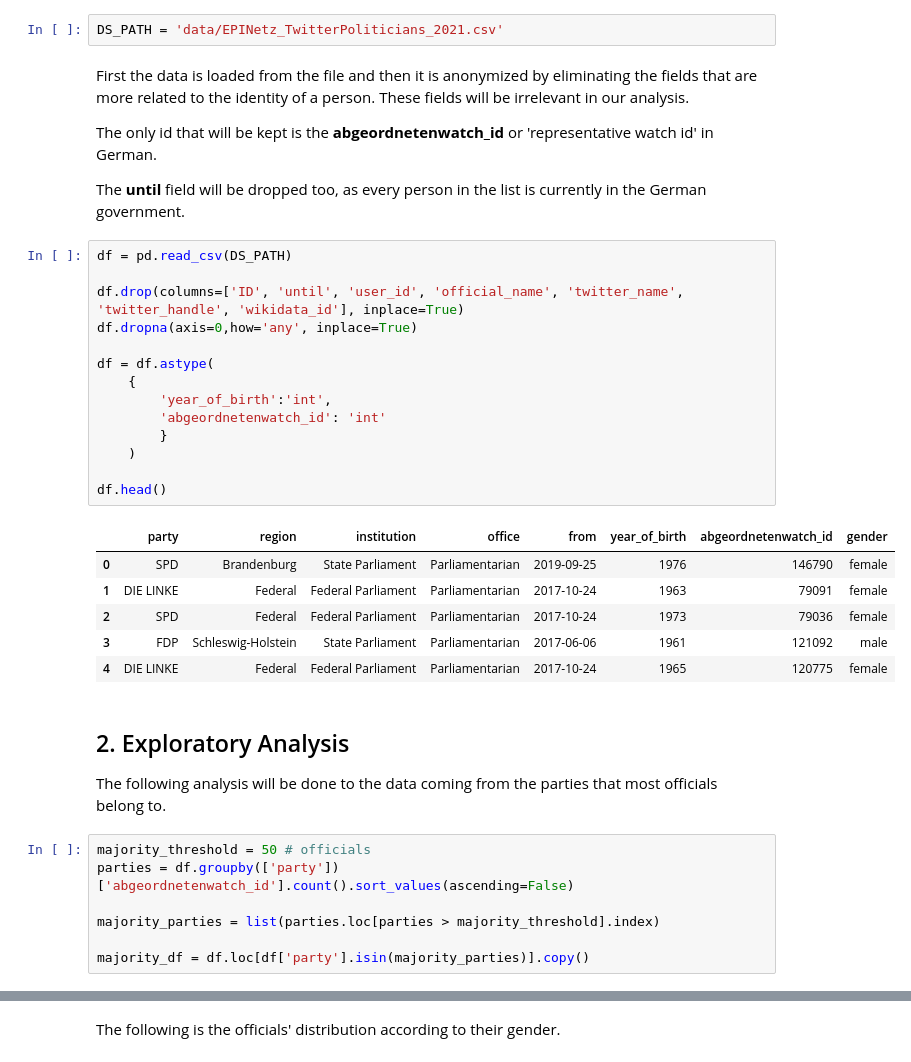
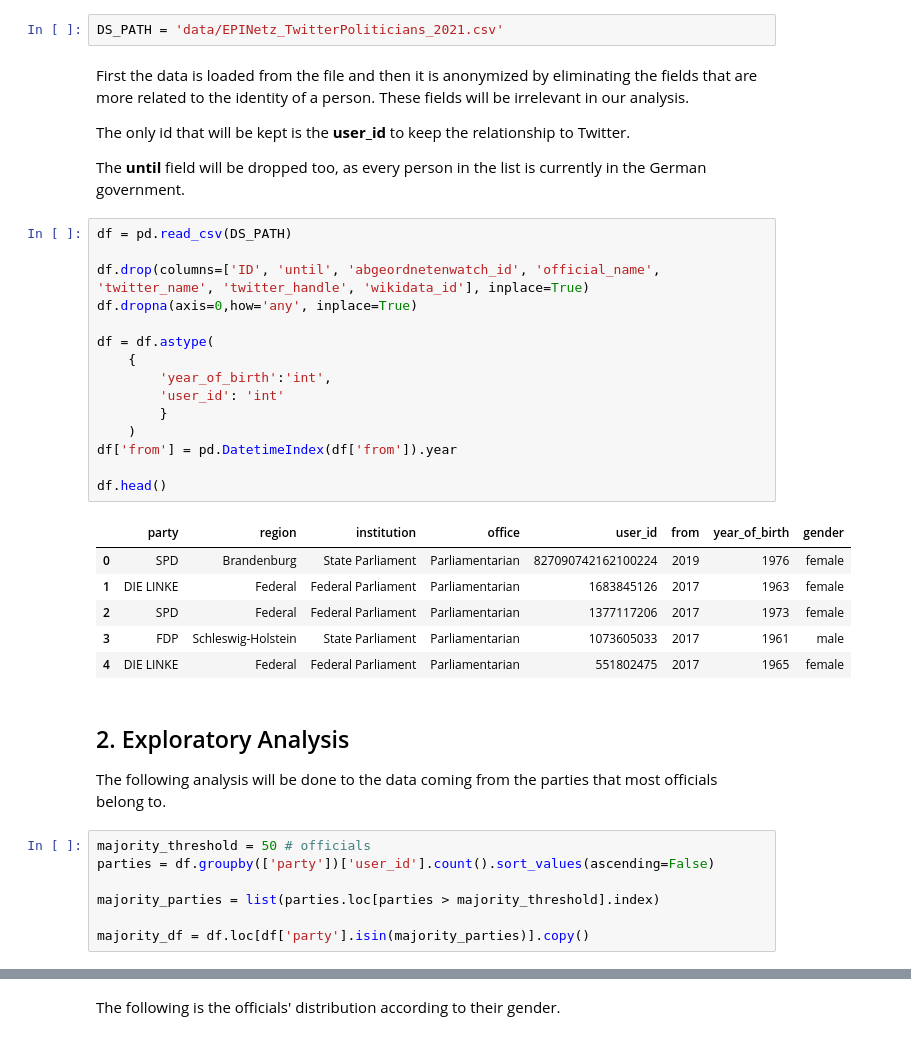
Before and after one commit to AlbertoRomanRamosRodriguez/proyecto-final-adpy, a Jupyter notebook: exploration.ipynb, the cells around one changed output, grey strips where cells are left out. Cells and saved outputs as stored; diff of their text form.

```diff
--- a/exploration.ipynb
+++ b/exploration.ipynb
@@ -21,37 +21,38 @@ DS_PATH = 'data/EPINetz_TwitterPoliticians_2021.csv'
 # %% [markdown]
 First the data is loaded from the file and then it is anonymized by eliminating the fields that are more related to the identity of a person. These fields will be irrelevant in our analysis.
 
-The only id that will be kept is the __abgeordnetenwatch_id__ or 'representative watch id' in German.
+The only id that will be kept is the __user_id__ to keep the relationship to Twitter.
 
 The __until__ field will be dropped too, as every person in the list is currently in the German government.
 # %%
 df = pd.read_csv(DS_PATH)
 
-df.drop(columns=['ID', 'until', 'user_id', 'official_name', 'twitter_name', 'twitter_handle', 'wikidata_id'], inplace=True)
+df.drop(columns=['ID', 'until', 'abgeordnetenwatch_id', 'official_name', 'twitter_name', 'twitter_handle', 'wikidata_id'], inplace=True)
 df.dropna(axis=0,how='any', inplace=True)
 
 df = df.astype(
     {
         'year_of_birth':'int',
-        'abgeordnetenwatch_id': 'int'
+        'user_id': 'int'
         }
     )
+df['from'] = pd.DatetimeIndex(df['from']).year
 
 df.head()
 # %% [output]
-|  | party | region | institution | office | from | year_of_birth | abgeordnetenwatch_id | gender |
-| 0 | SPD | Brandenburg | State Parliament | Parliamentarian | 2019-09-25 | 1976 | 146790 | female |
-| 1 | DIE LINKE | Federal | Federal Parliament | Parliamentarian | 2017-10-24 | 1963 | 79091 | female |
-| 2 | SPD | Federal | Federal Parliament | Parliamentarian | 2017-10-24 | 1973 | 79036 | female |
-| 3 | FDP | Schleswig-Holstein | State Parliament | Parliamentarian | 2017-06-06 | 1961 | 121092 | male |
-| 4 | DIE LINKE | Federal | Federal Parliament | Parliamentarian | 2017-10-24 | 1965 | 120775 | female |
+|  | party | region | institution | office | user_id | from | year_of_birth | gender |
+| 0 | SPD | Brandenburg | State Parliament | Parliamentarian | 827090742162100224 | 2019 | 1976 | female |
+| 1 | DIE LINKE | Federal | Federal Parliament | Parliamentarian | 1683845126 | 2017 | 1963 | female |
+| 2 | SPD | Federal | Federal Parliament | Parliamentarian | 1377117206 | 2017 | 1973 | female |
+| 3 | FDP | Schleswig-Holstein | State Parliament | Parliamentarian | 1073605033 | 2017 | 1961 | male |
+| 4 | DIE LINKE | Federal | Federal Parliament | Parliamentarian | 551802475 | 2017 | 1965 | female |
 # %% [markdown]
 ## 2. Exploratory Analysis
 
 The following analysis will be done to the data coming from the parties that most officials belong to.
 # %%
 majority_threshold = 50 # officials
-parties = df.groupby(['party'])['abgeordnetenwatch_id'].count().sort_values(ascending=False)
+parties = df.groupby(['party'])['user_id'].count().sort_values(ascending=False)
 
 majority_parties = list(parties.loc[parties > majority_threshold].index)
 
```
Also changed, not shown: parts of 7 cells of this notebook.
